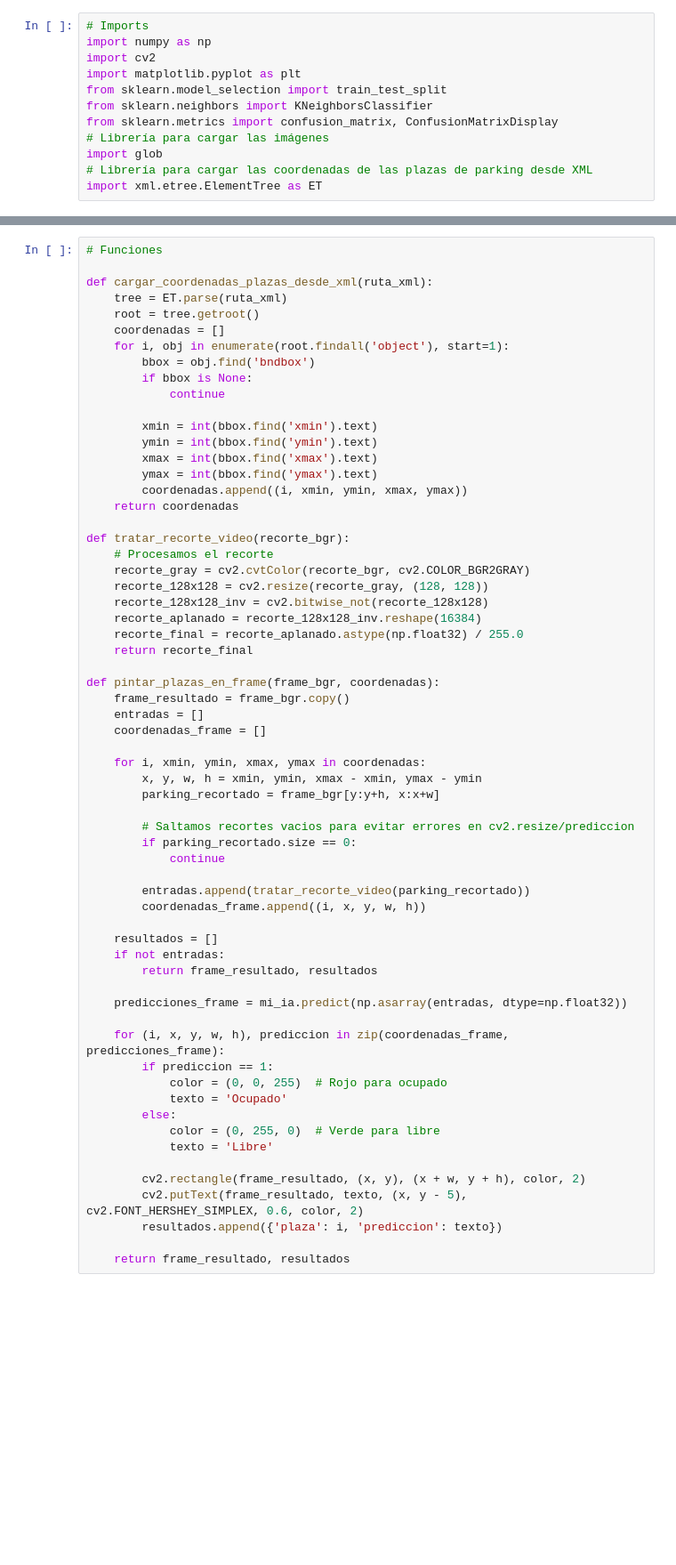
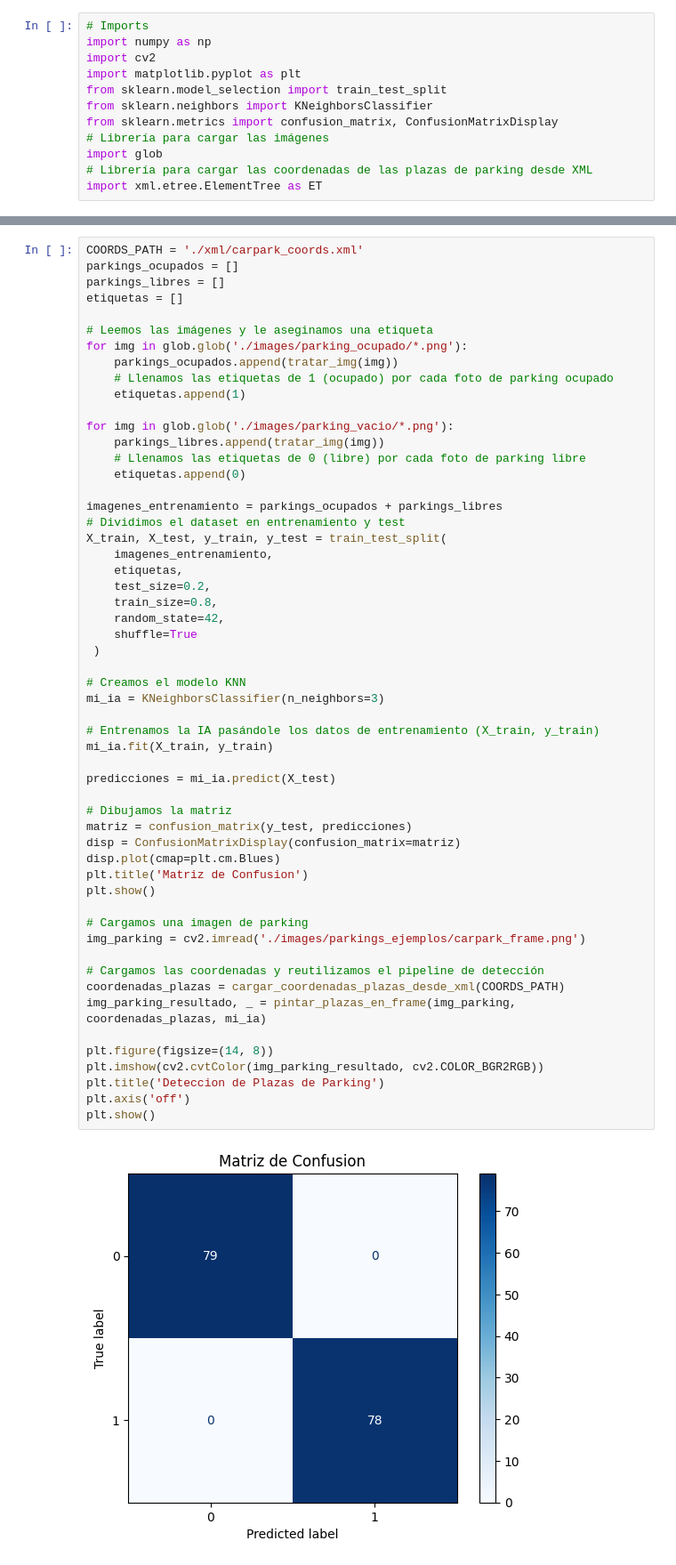
Before and after one commit to JavierPeraltaAzagra/Big-Data-e-IA, a Jupyter notebook: Programacion de IA/Tratamiento de imagen/Aplicacion mundo real/Deteccion_parking.ipynb, the cells around one changed output, grey strips where cells are left out. Shown at 89% size. Cells and saved outputs as stored; diff of their text form; blank space fills up the shorter version.

Commit message:
Parking IA terminado

```diff
--- a/Programacion de IA/Tratamiento de imagen/Aplicacion mundo real/Deteccion_parking.ipynb
+++ b/Programacion de IA/Tratamiento de imagen/Aplicacion mundo real/Deteccion_parking.ipynb
@@ -106,63 +74,57 @@ plt.show()
 # %%
-# Funciones
+COORDS_PATH = './xml/carpark_coords.xml'
+parkings_ocupados = []
+parkings_libres = []
+etiquetas = []
 
-def cargar_coordenadas_plazas_desde_xml(ruta_xml):
-    tree = ET.parse(ruta_xml)
-    root = tree.getroot()
-    coordenadas = []
-    for i, obj in enumerate(root.findall('object'), start=1):
-        bbox = obj.find('bndbox')
-        if bbox is None:
-            continue
+# Leemos las imágenes y le aseginamos una etiqueta
+for img in glob.glob('./images/parking_ocupado/*.png'):
+    parkings_ocupados.append(tratar_img(img))
+    # Llenamos las etiquetas de 1 (ocupado) por cada foto de parking ocupado
+    etiquetas.append(1)
 
-        xmin = int(bbox.find('xmin').text)
-        ymin = int(bbox.find('ymin').text)
-        xmax = int(bbox.find('xmax').text)
-        ymax = int(bbox.find('ymax').text)
-        coordenadas.append((i, xmin, ymin, xmax, ymax))
-    return coordenadas
+for img in glob.glob('./images/parking_vacio/*.png'):
+    parkings_libres.append(tratar_img(img))
+    # Llenamos las etiquetas de 0 (libre) por cada foto de parking libre
+    etiquetas.append(0)
 
-def tratar_recorte_video(recorte_bgr):
-    # Procesamos el recorte
-    recorte_gray = cv2.cvtColor(recorte_bgr, cv2.COLOR_BGR2GRAY)
-    recorte_128x128 = cv2.resize(recorte_gray, (128, 128))
-    recorte_128x128_inv = cv2.bitwise_not(recorte_128x128)
-    recorte_aplanado = recorte_128x128_inv.reshape(16384)
-    recorte_final = recorte_aplanado.astype(np.float32) / 255.0
-    return recorte_final
+imagenes_entrenamiento = parkings_ocupados + parkings_libres
+# Dividimos el dataset en entrenamiento y test
+X_train, X_test, y_train, y_test = train_test_split(
+    imagenes_entrenamiento,
+    etiquetas,
+    test_size=0.2,
+    train_size=0.8,
+    random_state=42,
+    shuffle=True
+ )
 
-def pintar_plazas_en_frame(frame_bgr, coordenadas):
-    frame_resultado = frame_bgr.copy()
-    entradas = []
-    coordenadas_frame = []
+# Creamos el modelo KNN
+mi_ia = KNeighborsClassifier(n_neighbors=3)
 
-    for i, xmin, ymin, xmax, ymax in coordenadas:
-        x, y, w, h = xmin, ymin, xmax - xmin, ymax - ymin
-        parking_recortado = frame_bgr[y:y+h, x:x+w]
+# Entrenamos la IA pasándole los datos de entrenamiento (X_train, y_train)
+mi_ia.fit(X_train, y_train)
 
-        # Saltamos recortes vacios para evitar errores en cv2.resize/prediccion
-        if parking_recortado.size == 0:
-            continue
+predicciones = mi_ia.predict(X_test)
 
-        entradas.append(tratar_recorte_video(parking_recortado))
-        coordenadas_frame.append((i, x, y, w, h))
+# Dibujamos la matriz
+matriz = confusion_matrix(y_test, predicciones)
+disp = ConfusionMatrixDisplay(confusion_matrix=matriz)
+disp.plot(cmap=plt.cm.Blues)
+plt.title('Matriz de Confusion')
+plt.show()
 
-    resultados = []
-    if not entradas:
-        return frame_resultado, resultados
+# Cargamos una imagen de parking
+img_parking = cv2.imread('./images/parkings_ejemplos/carpark_frame.png')
 
-    predicciones_frame = mi_ia.predict(np.asarray(entradas, dtype=np.float32))
+# Cargamos las coordenadas y reutilizamos el pipeline de detección
+coordenadas_plazas = cargar_coordenadas_plazas_desde_xml(COORDS_PATH)
+img_parking_resultado, _ = pintar_plazas_en_frame(img_parking, coordenadas_plazas, mi_ia)
 
-    for (i, x, y, w, h), prediccion in zip(coordenadas_frame, predicciones_frame):
-        if prediccion == 1:
-            color = (0, 0, 255)  # Rojo para ocupado
-            texto = 'Ocupado'
-        else:
-            color = (0, 255, 0)  # Verde para libre
-            texto = 'Libre'
-
-        cv2.rectangle(frame_resultado, (x, y), (x + w, y + h), color, 2)
-        cv2.putText(frame_resultado, texto, (x, y - 5), cv2.FONT_HERSHEY_SIMPLEX, 0.6, color, 2)
-        resultados.append({'plaza': i, 'prediccion': texto})
-
-    return frame_resultado, resultados
+plt.figure(figsize=(14, 8))
+plt.imshow(cv2.cvtColor(img_parking_resultado, cv2.COLOR_BGR2RGB))
+plt.title('Deteccion de Plazas de Parking')
+plt.axis('off')
+plt.show()
+# %% [output]
+[figure, added]
```
Also changed, not shown: parts of 3 cells of this notebook, 1 other file.
